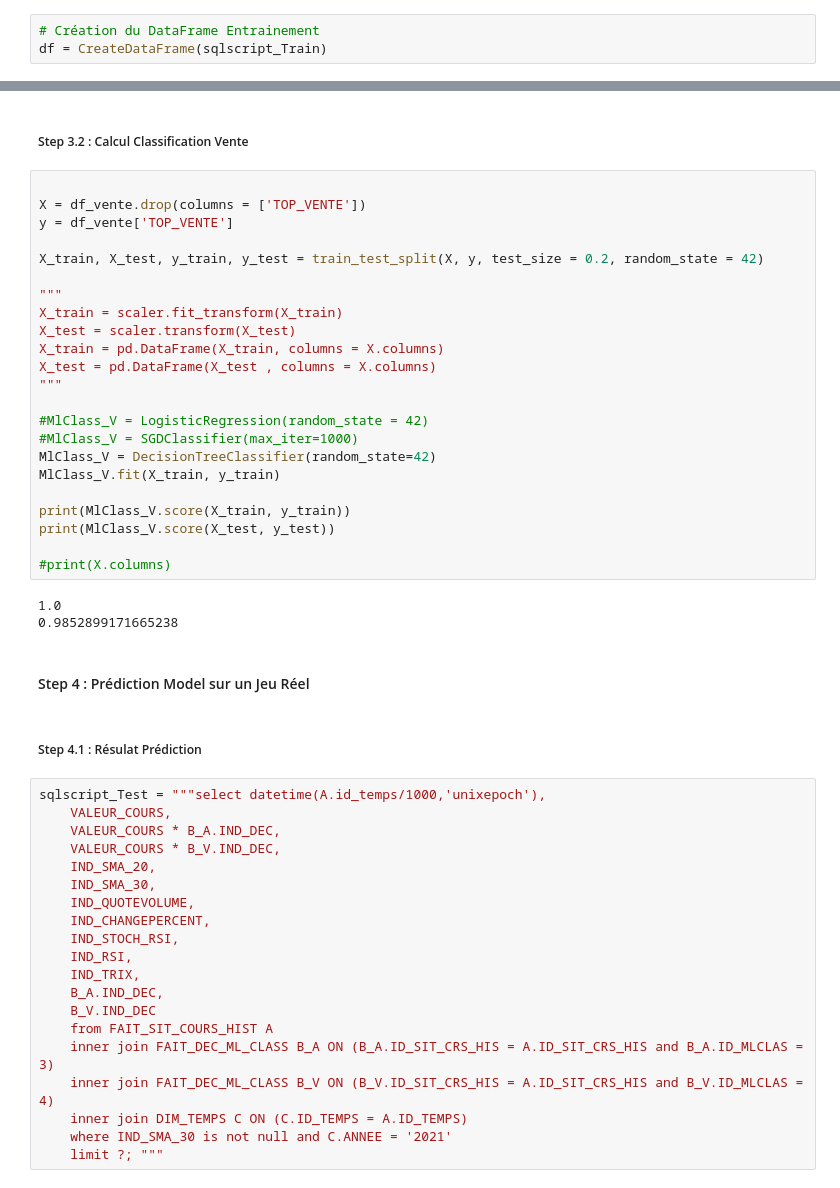
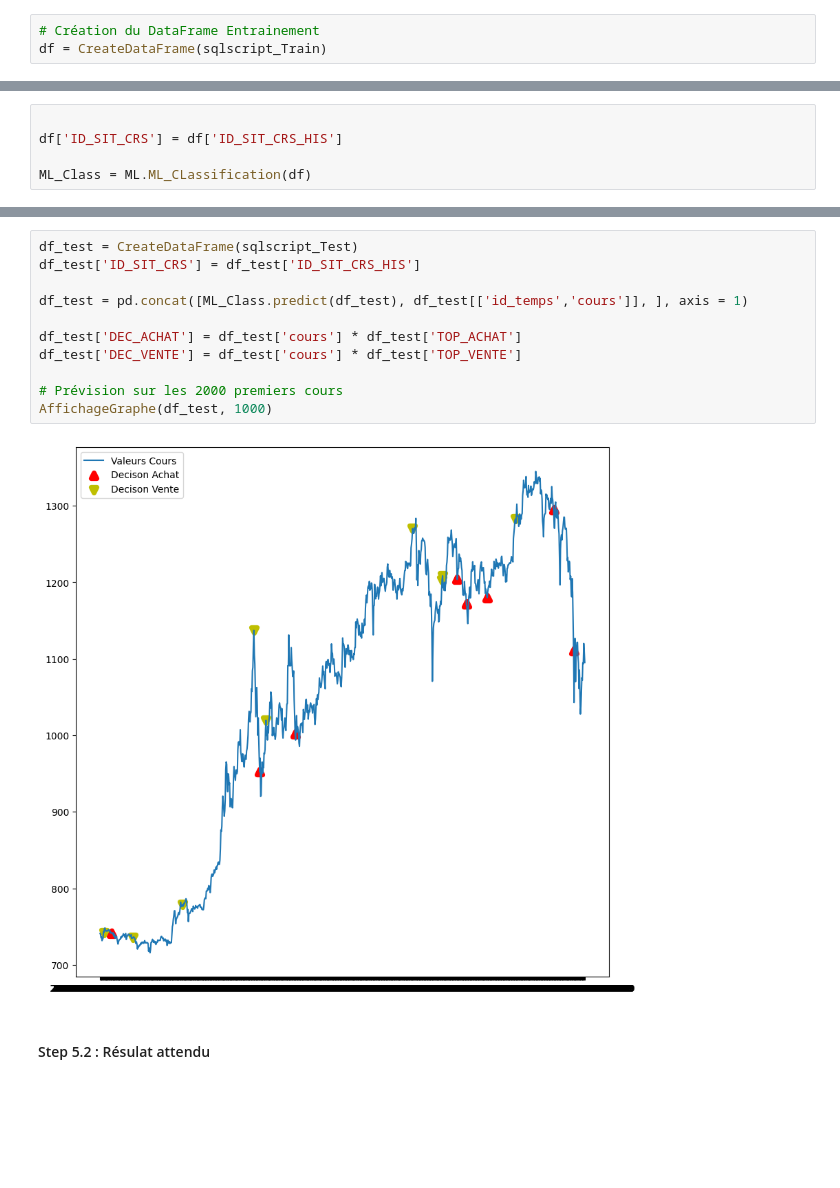
Before and after one commit to Arnoldyoussa/Projet_OPA, a Jupyter notebook: Conso_Data_Binance.ipynb, the cells around one changed output, grey strips where cells are left out. Drawn from its saved outputs; the diff is of its cells as text; blank space fills up the shorter version.

```diff
--- a/Conso_Data_Binance.ipynb
+++ b/Conso_Data_Binance.ipynb
@@ -95,0 +92,5 @@ df_vente = df.drop(columns = ['id_temps','TOP_ACHAT', 'DEC_ACHAT','DEC_VENTE', '
+# %%
+
+df['ID_SIT_CRS'] = df['ID_SIT_CRS_HIS']
+
+ML_Class = ML.ML_CLassification(df)
@@ -126,52 +118,15 @@ Index(['IND_STOCH_RSI', 'IND_RSI', 'IND_TRIX'], dtype='object')
+# %%
+df_test = CreateDataFrame(sqlscript_Test)
+df_test['ID_SIT_CRS'] = df_test['ID_SIT_CRS_HIS']
+
+df_test = pd.concat([ML_Class.predict(df_test), df_test[['id_temps','cours']], ], axis = 1)
+
+df_test['DEC_ACHAT'] = df_test['cours'] * df_test['TOP_ACHAT']
+df_test['DEC_VENTE'] = df_test['cours'] * df_test['TOP_VENTE']
+
+# Prévision sur les 2000 premiers cours
+AffichageGraphe(df_test, 1000)
+# %% [output]
+[figure, added]
 # %% [markdown]
-##### Step 3.2 : Calcul Classification Vente
+#### Step 5.2 : Résulat attendu
-# %%
-
-X = df_vente.drop(columns = ['TOP_VENTE'])
-y = df_vente['TOP_VENTE']
-
-X_train, X_test, y_train, y_test = train_test_split(X, y, test_size = 0.2, random_state = 42)
-
-"""
-X_train = scaler.fit_transform(X_train)
-X_test = scaler.transform(X_test)
-X_train = pd.DataFrame(X_train, columns = X.columns)
-X_test = pd.DataFrame(X_test , columns = X.columns)
-"""
-
-#MlClass_V = LogisticRegression(random_state = 42)
-#MlClass_V = SGDClassifier(max_iter=1000)
-MlClass_V = DecisionTreeClassifier(random_state=42)
-MlClass_V.fit(X_train, y_train)
-
-print(MlClass_V.score(X_train, y_train))
-print(MlClass_V.score(X_test, y_test))
-
-#print(X.columns)
-# %% [output]
-1.0
-0.9852899171665238
-# %% [markdown]
-#### Step 4 : Prédiction Model sur un Jeu Réel
-# %% [markdown]
-##### Step 4.1 : Résulat Prédiction
-# %%
-sqlscript_Test = """select datetime(A.id_temps/1000,'unixepoch'),
-    VALEUR_COURS,
-    VALEUR_COURS * B_A.IND_DEC,
-    VALEUR_COURS * B_V.IND_DEC,
-    IND_SMA_20,
-    IND_SMA_30,
-    IND_QUOTEVOLUME,
-    IND_CHANGEPERCENT,
-    IND_STOCH_RSI,
-    IND_RSI,
-    IND_TRIX,
-    B_A.IND_DEC,
-    B_V.IND_DEC
-    from FAIT_SIT_COURS_HIST A
-    inner join FAIT_DEC_ML_CLASS B_A ON (B_A.ID_SIT_CRS_HIS = A.ID_SIT_CRS_HIS and B_A.ID_MLCLAS = 3)
-    inner join FAIT_DEC_ML_CLASS B_V ON (B_V.ID_SIT_CRS_HIS = A.ID_SIT_CRS_HIS and B_V.ID_MLCLAS = 4)
-    inner join DIM_TEMPS C ON (C.ID_TEMPS = A.ID_TEMPS)
-    where IND_SMA_30 is not null and C.ANNEE = '2021'
-    limit ?; """
```
Also changed, not shown: parts of 19 cells of this notebook, 7 other files.
